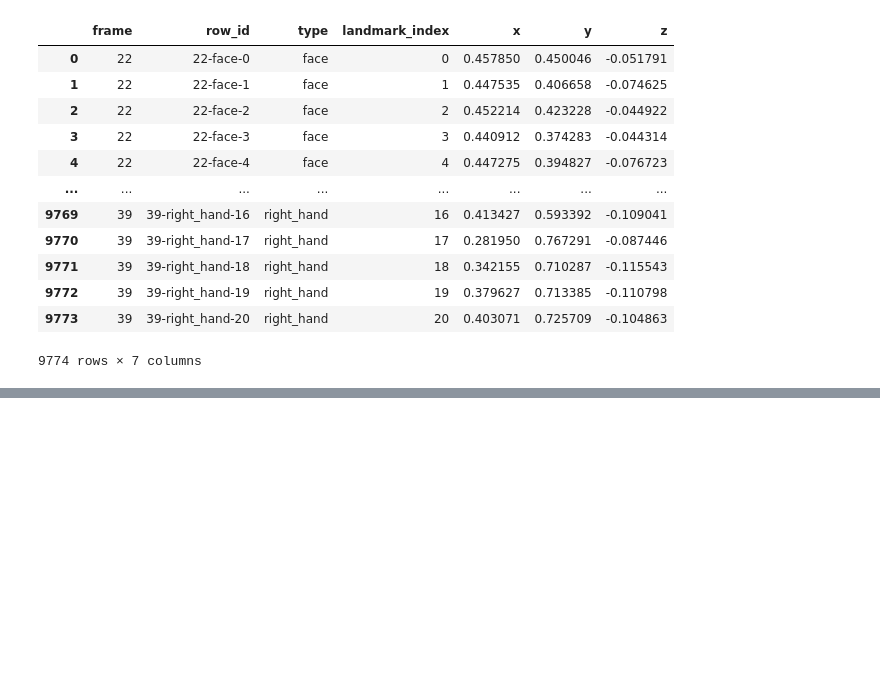
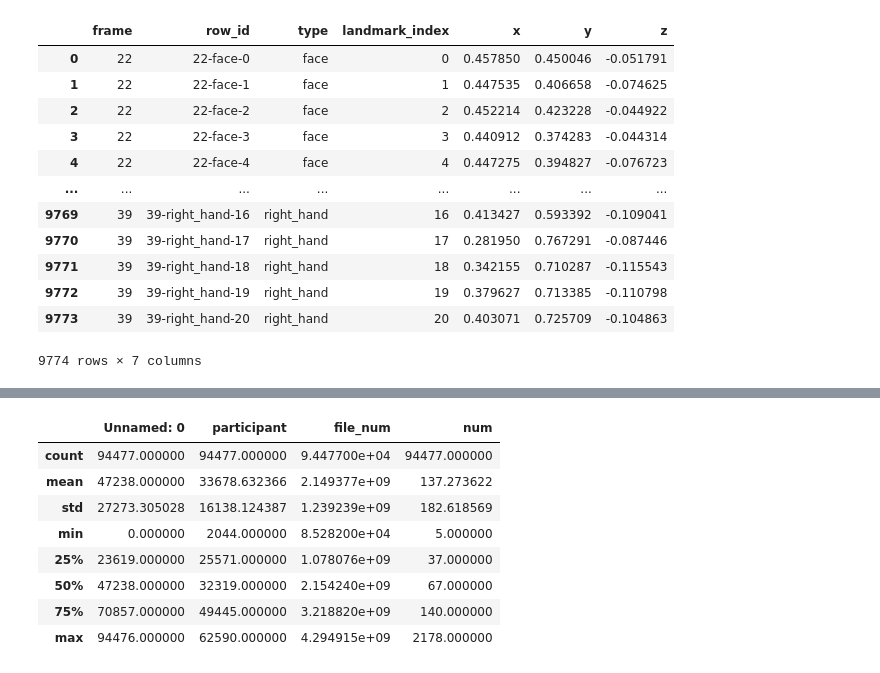
Before and after one commit to Strojove-uceni/23206-final-sign-language-recognition-in-video, a Jupyter notebook: data_preprocess.ipynb, the cells around one changed output, grey strips where cells are left out. Drawn from its saved outputs; the diff is of its cells as text; code cells hidden in the pictures; blank space fills up the shorter version.

```diff
--- a/data_preprocess.ipynb
+++ b/data_preprocess.ipynb
@@ -98,0 +169,13 @@ data.data[0].df
+# %%
+num_len["num"] = [len(num_len["length"].values[i]) for i in range(len(num_len),)]
+num_len.describe()
+# %% [output]
+|  | Unnamed: 0 | participant | file_num | num |
+| count | 94477.000000 | 94477.000000 | 9.447700e+04 | 94477.000000 |
+| mean | 47238.000000 | 33678.632366 | 2.149377e+09 | 137.273622 |
+| std | 27273.305028 | 16138.124387 | 1.239239e+09 | 182.618569 |
+| min | 0.000000 | 2044.000000 | 8.528200e+04 | 5.000000 |
+| 25% | 23619.000000 | 25571.000000 | 1.078076e+09 | 37.000000 |
+| 50% | 47238.000000 | 32319.000000 | 2.154240e+09 | 67.000000 |
+| 75% | 70857.000000 | 49445.000000 | 3.218820e+09 | 140.000000 |
+| max | 94476.000000 | 62590.000000 | 4.294915e+09 | 2178.000000 |
```
Also changed, not shown: parts of 15 cells of this notebook.
